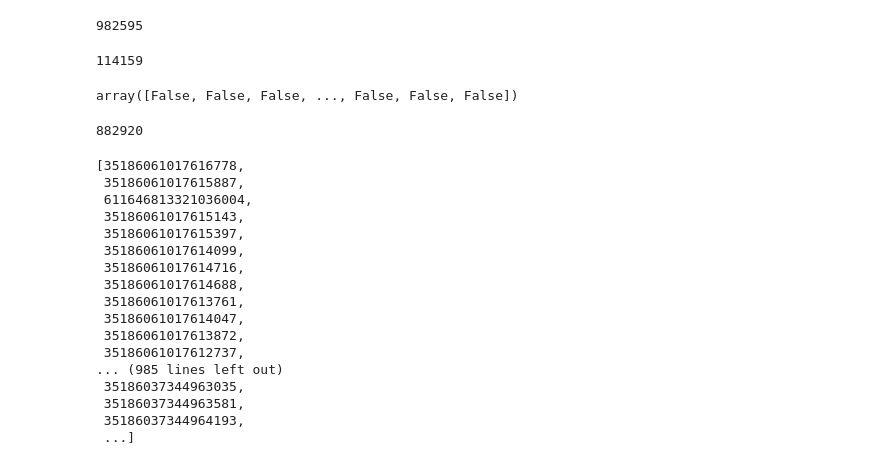
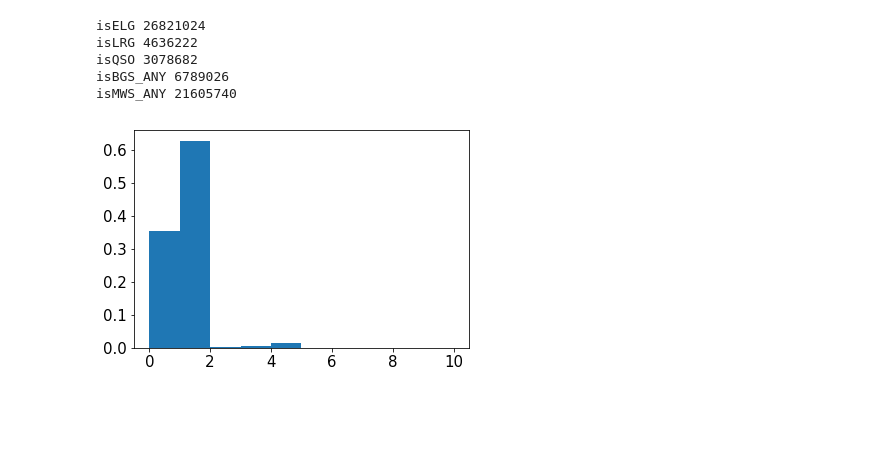
Before and after one commit to forero/SandboxDESI, a Jupyter notebook: DR8/join_results_DR8.ipynb, the cells around one changed output. Saved outputs shown, nothing was run; the diff lists cells and outputs as text; code cells hidden in the pictures; blank space fills up the shorter version.

```diff
--- a/DR8/join_results_DR8.ipynb
+++ b/DR8/join_results_DR8.ipynb
@@ -77,16 +72,0 @@ plt.scatter(targetdata['RA'][is_available], targetdata['DEC'][is_available], s=0
-# %%
-len(targetid_available)
-# %% [output]
-982595
-# %%
-np.count_nonzero(is_available)
-# %% [output]
-114159
-# %%
-is_available
-# %% [output]
-array([False, False, False, ..., False, False, False])
-# %%
-len(list(set(targetid_available)))
-# %% [output]
-882920
@@ -97,20 +73,22 @@ b = list(counter_assigned.keys())
-# %%
-b
-# %% [output]
-[35186061017616778,
- 35186061017615887,
- 611646813321036004,
- 35186061017615143,
- 35186061017615397,
- 35186061017614099,
- 35186061017614716,
- 35186061017614688,
- 35186061017613761,
- 35186061017614047,
- 35186061017613872,
- 35186061017612737,
-... (985 lines left out)
- 35186037344963035,
- 35186037344963581,
- 35186037344964193,
- ...]
+# %%
+types = {'isELG':desi_mask['ELG'],
+        'isLRG':desi_mask['LRG'],
+        'isQSO':desi_mask['QSO'],
+        'isBGS_ANY':desi_mask['BGS_ANY'],
+        'isMWS_ANY':desi_mask['MWS_ANY']}
+# %%
+masks = {}
+for t, m in zip(types.keys(), types.values()):
+    ii = (targetdata['DESI_TARGET']&m)!=0
+    print(t, np.count_nonzero(ii))
+    masks[t] = ii
+# %% [output]
+isELG 26821024
+isLRG 4636222
+isQSO 3078682
+isBGS_ANY 6789026
+isMWS_ANY 21605740
+# %%
+n = plt.hist(n_assigned[masks['isELG']&is_available], log=False, density=True, bins=np.linspace(0,10,11))
+# %% [output]
+[figure, added]
```
Also changed, not shown: parts of 12 cells of this notebook.
